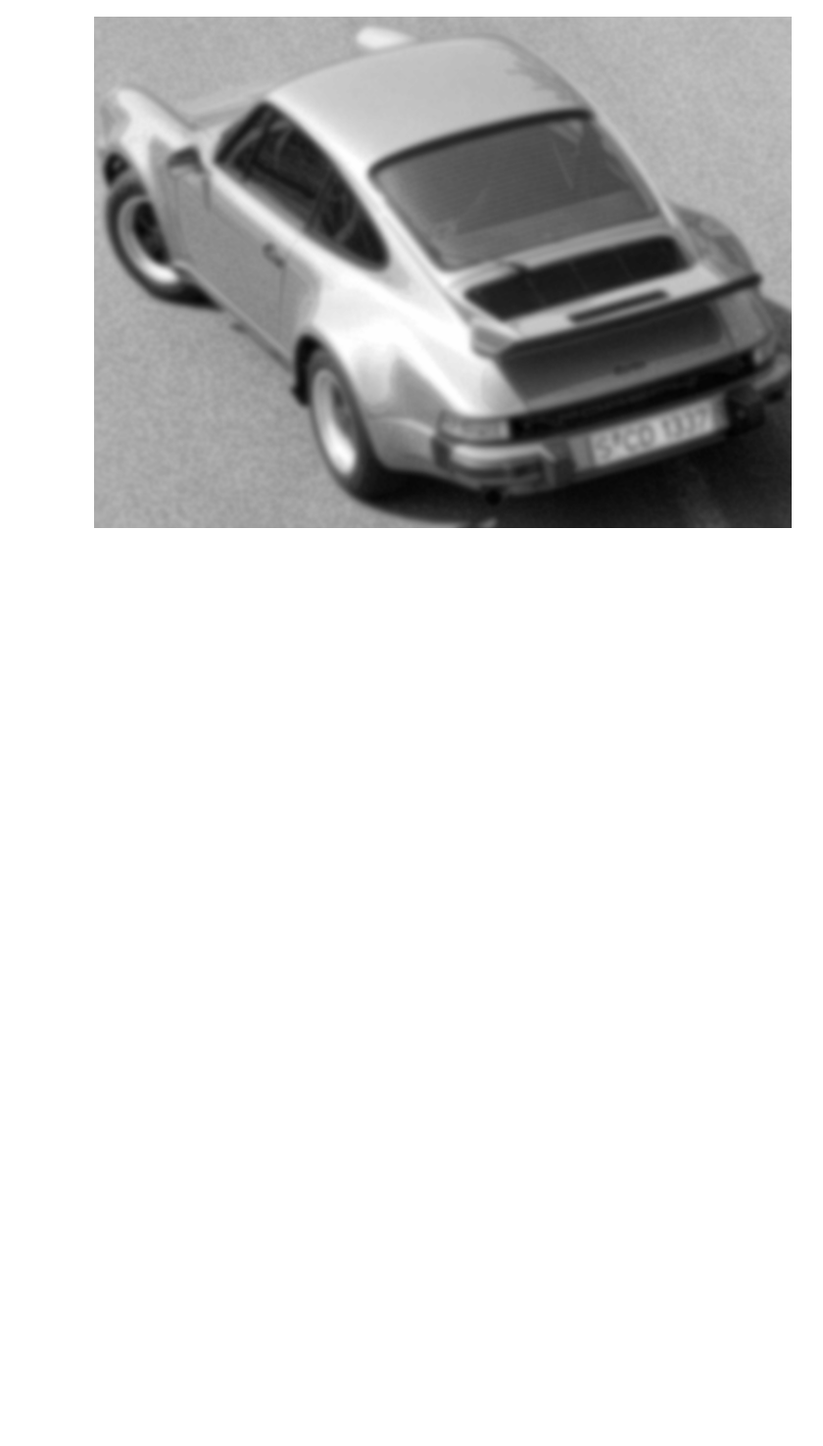
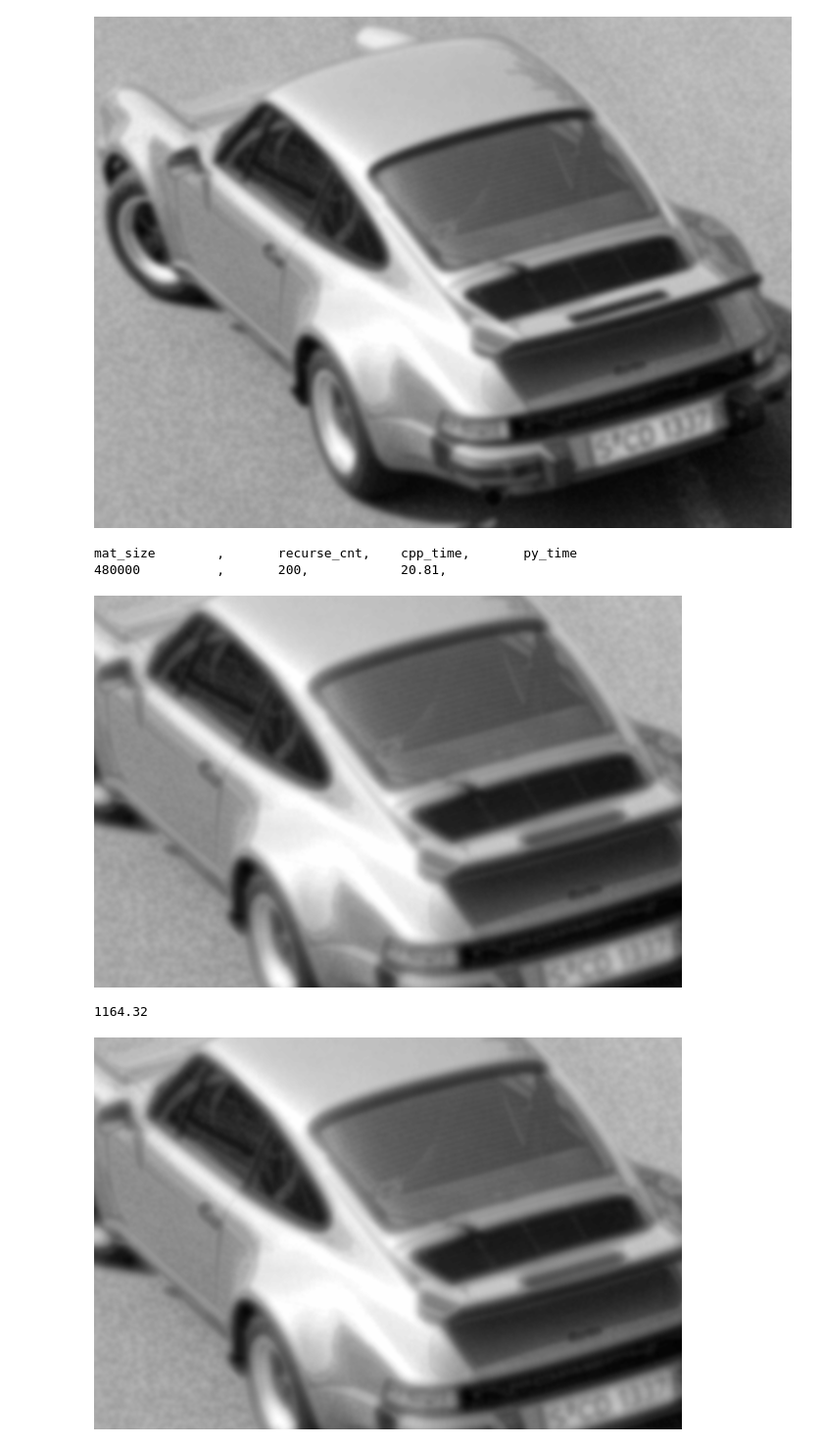
Before and after one commit to will-hill/AI_Decomposed, a Jupyter notebook: 4_Compare_Performance_Python_VS_C++.ipynb, the cells around one changed output. Shown at 98% size. Cells and saved outputs as stored; diff of their text form; code cells hidden in the pictures; blank space fills up the shorter version.

```diff
--- a/4_Compare_Performance_Python_VS_C++.ipynb
+++ b/4_Compare_Performance_Python_VS_C++.ipynb
@@ -237,3 +237,38 @@ mat_size        ,       recurse_cnt,    cpp_time,       py_time
 480000          ,       50,             5.47,           338.63
 [figure]
 [figure]
+# %%
+import time
+
+print('mat_size\t,\trecurse_cnt,\tcpp_time,\tpy_time')
+
+for recurse_cnt in [200]:
+
+    print(len(green),  end='', flush=True)
+    print('\t\t,\t',   end='', flush=True)
+
+    print(recurse_cnt, end='', flush=True)
+    print(',\t\t',   end='', flush=True)
+
+    start = time.time()
+    c_conv = CPP_recurse_pooling(green, width, recurse_cnt, False)
+    secs = round(time.time() - start,2)
+    print(secs, end='', flush=True)
+    print(',\t\t',   end='', flush=True)
+
+    display_channel(c_conv, width - (recurse_cnt))
+
+    start = time.time()
+    p_conv = PY_recurse_pooling(green, width, np.mean, recurse_cnt)
+    secs = round(time.time() - start,2)
+    print(secs, end='', flush=True)
+
+    print()
+
+    display_channel(p_conv, width - (recurse_cnt))
+# %% [output]
+mat_size        ,       recurse_cnt,    cpp_time,       py_time
+480000          ,       200,            20.81,
+[figure, added]
+1164.32
+[figure, added]
```
Also changed, not shown: 5 other files.
